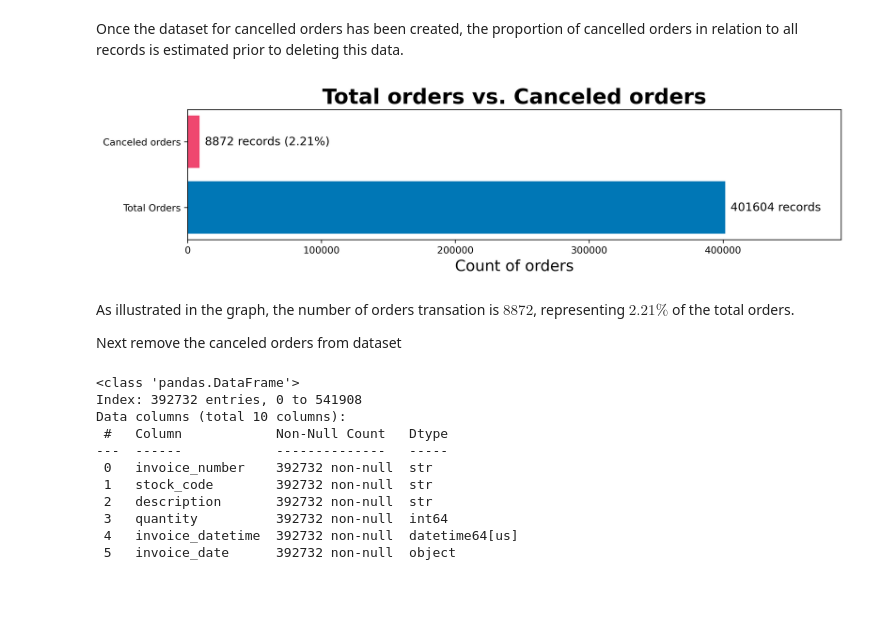
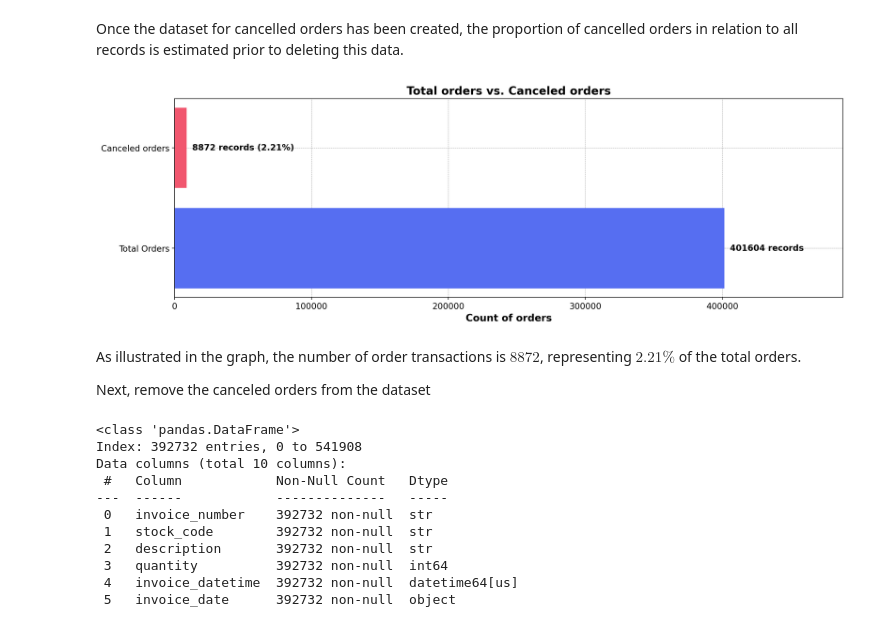
Before and after one commit to RV01011001/project_1-customer-segmentation, a Jupyter notebook: notebooks/02_data_collection_and_cleaning.ipynb, the cells around one changed output. Cells and saved outputs as stored; diff of their text form; code cells hidden in the pictures; blank space fills up the shorter version.

```diff
--- a/notebooks/02_data_collection_and_cleaning.ipynb
+++ b/notebooks/02_data_collection_and_cleaning.ipynb
@@ -12,6 +12,9 @@ import pandas as pd # Data processing
 from pathlib import Path
 
 import missingno as msno # Analyze data for missing values
+
+%config InlineBackend.figure_format = 'retina'
+plt.rcParams['font.family'] = 'sans-serif'
 # %% [markdown]
 ## 2.2. Loading the dataset
 # %% [markdown]
@@ -317,9 +334,10 @@ total_rows = df.shape[0]
 
 data_labels = ['Total Rows', 'Duplicated Rows']
 data_values = [total_rows, duplicated_data]
-colors = ['#0077b6', '#ef476f']
-fig, ax = plt.subplots(figsize = (11, 3), dpi = 300)
+colors = ['#566ef1', '#f1566e']
 
+#================== plot build =======================
+fig, ax = plt.subplots(figsize = (15, 5), dpi = 100)
 bars = ax.barh(data_labels, data_values, color = colors)
 
 for i, bar in enumerate(bars):
@@ -328,11 +346,16 @@ for i, bar in enumerate(bars):
         label = f'{value} records'
     else:
         label = f'{value} records ({dublicated_data_percentage:.2f}%)'
-    ax.text(value + 4000, i, label, va = 'center', ha = 'left', fontsize = 12)
+    ax.text(value + 4000, i, label, va = 'center', ha = 'left', fontweight = 'bold', fontsize = 12)
 
+#================== plot parameters ==================
 ax.set_xlim(0, total_rows * 1.2)
-ax.set_title('Total Rows vs Duplicated Rows', fontweight = 'bold', fontsize = 22)
-plt.xlabel('Amount of values', fontsize = 16)
+ax.set_title('Total Rows vs Duplicated Rows', fontweight = 'bold', fontsize = 16)
+plt.xlabel('Amount of values', fontweight = 'bold', fontsize = 14)
+
+ax.set_axisbelow(True)
+ax.grid(alpha = 0.8, color = 'gray', linestyle = '--', linewidth = 0.5)
+ax.tick_params(axis = 'both', labelsize = 12)
 plt.tight_layout()
 plt.show()
 # %% [output]
@@ -458,34 +481,40 @@ Once the dataset for cancelled orders has been created, the proportion of cancel
 # %%
 total_orders = df.shape[0]
 tota_canceled_orders = df_canceled.shape[0]
 percentage_canceled_orders = float((tota_canceled_orders / total_orders) * 100)
 
 data_labels = ['Total Orders', 'Canceled orders']
 data_values = [total_orders, tota_canceled_orders]
-colors = ['#0077b6', '#ef476f']
-fig, ax = plt.subplots(figsize = (11, 3), dpi = 300)
+colors = ['#566ef1', '#f1566e']
 
+#================== plot build =======================
+fig, ax = plt.subplots(figsize = (15, 5), dpi = 100)
 bars = ax.barh(data_labels, data_values, color = colors)
 
 for i, bar in enumerate(bars):
     value = bar.get_width()
     if i == 0:
         label = f'{value} records'
     else:
         label = f'{value} records ({percentage_canceled_orders:.2f}%)'
-    ax.text(value + 4000, i, label, va = 'center', ha = 'left', fontsize = 12)
+    ax.text(value + 4000, i, label, va = 'center', ha = 'left', fontweight = 'bold', fontsize = 12)
 
 ax.set_xlim(0, total_rows * 1.2)
-ax.set_title('Total orders vs. Canceled orders', fontweight = 'bold', fontsize = 22)
-plt.xlabel('Count of orders', fontsize = 16)
+ax.set_title('Total orders vs. Canceled orders', fontweight = 'bold', fontsize = 16)
+plt.xlabel('Count of orders', fontweight = 'bold', fontsize = 14)
+
+#================== plot parameters ==================
+ax.set_axisbelow(True)
+ax.grid(alpha = 0.8, color = 'gray', linestyle = '--', linewidth = 0.5)
+ax.tick_params(axis = 'both', labelsize = 12)
 plt.tight_layout()
 plt.show()
 # %% [output]
-[figure, old version]
+[figure, new version]
 # %% [markdown]
-As illustrated in the graph, the number of orders transation is $8872$, representing $2.21\%$ of the total orders.
+As illustrated in the graph, the number of order transactions is $8872$, representing $2.21\%$ of the total orders.
 
-Next remove the canceled orders from dataset
+Next, remove the canceled orders from the dataset
 # %%
 df = df[~df['invoice_number'].isin(df_canceled['invoice_number'])]
 df.info()
```
Also changed, not shown: parts of 20 cells of this notebook, 1 other file.
